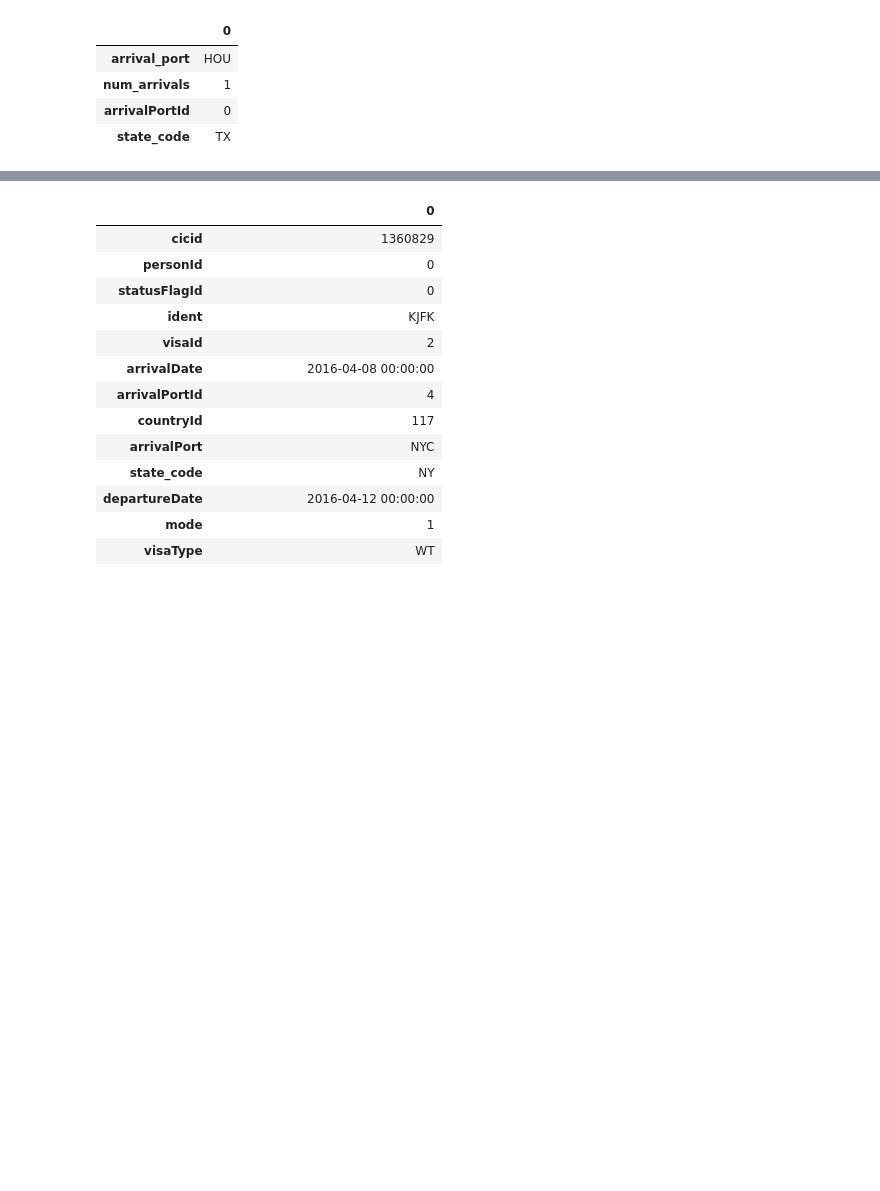
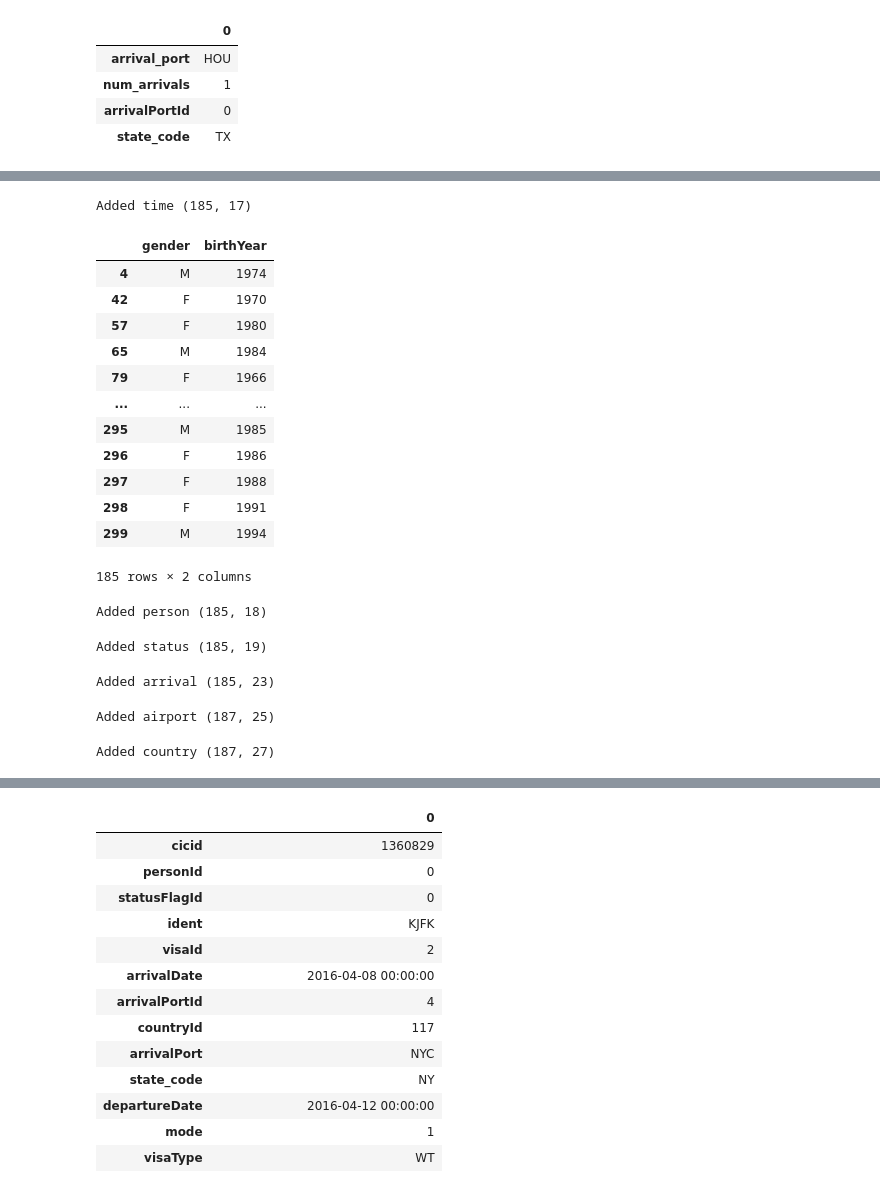
Before and after one commit to Animesh420/data_engineering_udacity_capstone, a Jupyter notebook: DB_WORK.ipynb, the cells around one changed output, grey strips where cells are left out. Cells and saved outputs as stored; diff of their text form; code cells hidden in the pictures; blank space fills up the shorter version.

```diff
--- a/DB_WORK.ipynb
+++ b/DB_WORK.ipynb
@@ -557,0 +526,62 @@ Successfully joined dimension tables into fact table
+# %%
+# creating the fact table
+cols = ['cicid', 'arrivalDate','departureDate','mode','bornCountry', 'airline','birthYear',
+        'flightNumber','visaId','visaType','gender','arrivalPort','arrivalFlag','departureFlag',
+        'updateFlag', 'matchFlag', 'flight_no']
+
+# adding time
+small_table = imm_df.loc[:, cols].drop_duplicates(subset=['cicid'])
+print('Added time', small_table.shape)
+small_table[['gender', 'birthYear']]
+# %% [output]
+Added time (185, 17)
+|  | gender | birthYear |
+| 4 | M | 1974 |
+| 42 | F | 1970 |
+| 57 | F | 1980 |
+| 65 | M | 1984 |
+| 79 | F | 1966 |
+| ... | ... | ... |
+| 295 | M | 1985 |
+| 296 | F | 1986 |
+| 297 | F | 1988 |
+| 298 | F | 1991 |
+| 299 | M | 1994 |
+185 rows × 2 columns
+# %%
+
+# adding person id
+cols = ['gender', 'birthYear']
+small_table = small_table.merge(person_table , left_on=cols, right_on=cols)
+print('Added person', small_table.shape)
+# %% [output]
+Added person (185, 18)
+# %%
+
+# adding status flag id
+cols = ['arrivalFlag','departureFlag','updateFlag','matchFlag']
+small_table = small_table.merge(status_table, left_on=cols, right_on=cols)
+print('Added status', small_table.shape)
+# %% [output]
+Added status (185, 19)
+# %%
+
+# adding arrival port id
+small_table = small_table.merge(arrival_port_table, left_on='arrivalPort',right_on='arrival_port')
+print('Added arrival', small_table.shape)
+# %% [output]
+Added arrival (185, 23)
+# %%
+# adding ident (airport)
+im2_ = im2.loc[:, ['flight_no', 'ident', 'airportName']]
+small_table = small_table.merge(im2_, left_on='flight_no', right_on='flight_no')
+print('Added airport', small_table.shape)
+# %% [output]
+Added airport (187, 25)
+# %%
+
+# add country
+small_table = small_table.merge(country_table, left_on='bornCountry', right_on='countryId')
+print('Added country', small_table.shape)
+# %% [output]
+Added country (187, 27)
```
Also changed, not shown: parts of 13 cells of this notebook, 3 other files.
